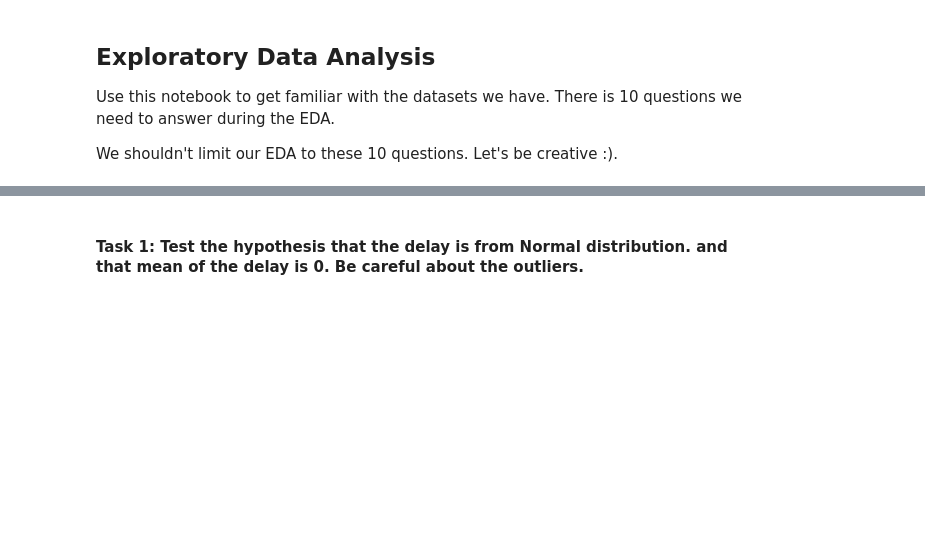
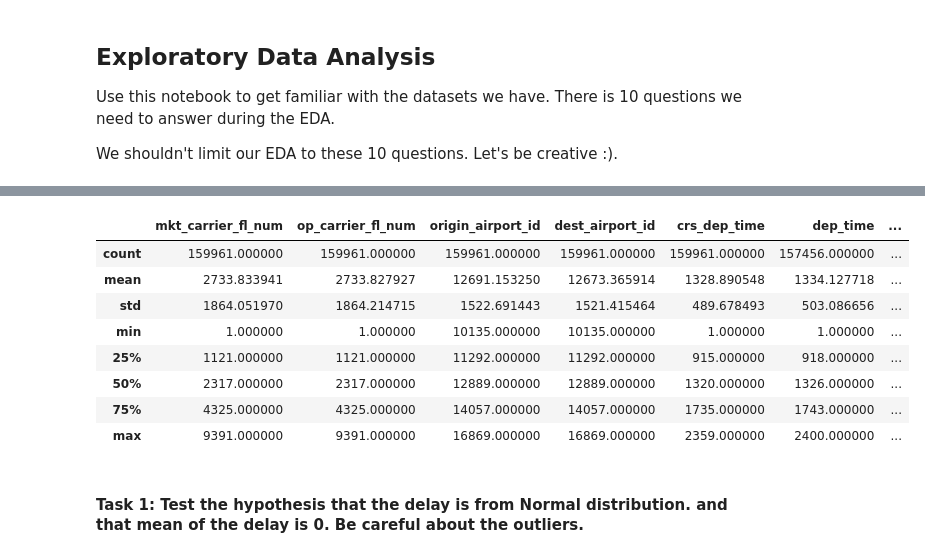
Before and after one commit to Noah2252/Lighthouse-Lab-Midterm-Project, a Jupyter notebook: exploratory_analysis.ipynb, the cells around one changed output, grey strips where cells are left out. Drawn from its saved outputs; the diff is of its cells as text; code cells hidden in the pictures; blank space fills up the shorter version.

```diff
--- a/exploratory_analysis.ipynb
+++ b/exploratory_analysis.ipynb
@@ -8,2 +45,14 @@ We shouldn't limit our EDA to these 10 questions. Let's be creative :).
+# %%
+flights_1.describe()
+# %% [output]
+|  | mkt_carrier_fl_num | op_carrier_fl_num | origin_airport_id | dest_airport_id | crs_dep_time | dep_time | ... |
+| count | 159961.000000 | 159961.000000 | 159961.000000 | 159961.000000 | 159961.000000 | 157456.000000 | ... |
+| mean | 2733.833941 | 2733.827927 | 12691.153250 | 12673.365914 | 1328.890548 | 1334.127718 | ... |
+| std | 1864.051970 | 1864.214715 | 1522.691443 | 1521.415464 | 489.678493 | 503.086656 | ... |
+| min | 1.000000 | 1.000000 | 10135.000000 | 10135.000000 | 1.000000 | 1.000000 | ... |
+| 25% | 1121.000000 | 1121.000000 | 11292.000000 | 11292.000000 | 915.000000 | 918.000000 | ... |
+| 50% | 2317.000000 | 2317.000000 | 12889.000000 | 12889.000000 | 1320.000000 | 1326.000000 | ... |
+| 75% | 4325.000000 | 4325.000000 | 14057.000000 | 14057.000000 | 1735.000000 | 1743.000000 | ... |
+| max | 9391.000000 | 9391.000000 | 16869.000000 | 16869.000000 | 2359.000000 | 2400.000000 | ... |
 # %% [markdown]
 #### **Task 1**: Test the hypothesis that the delay is from Normal distribution. and that **mean** of the delay is 0. Be careful about the outliers.
```
Also changed, not shown: parts of 30 cells of this notebook.
